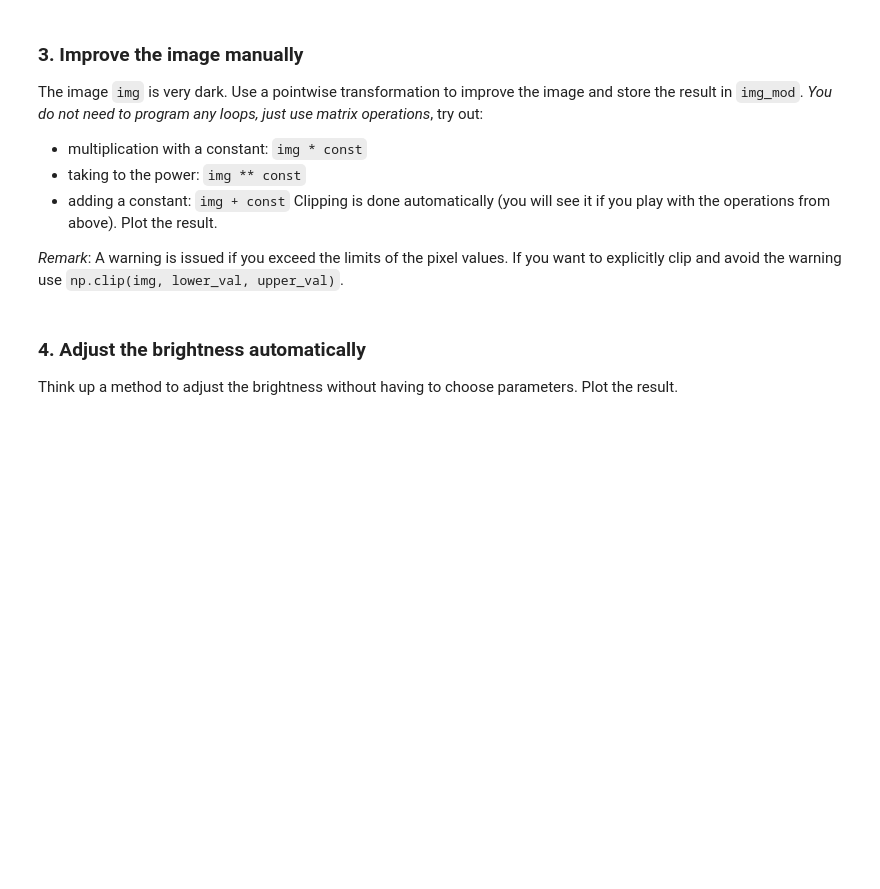
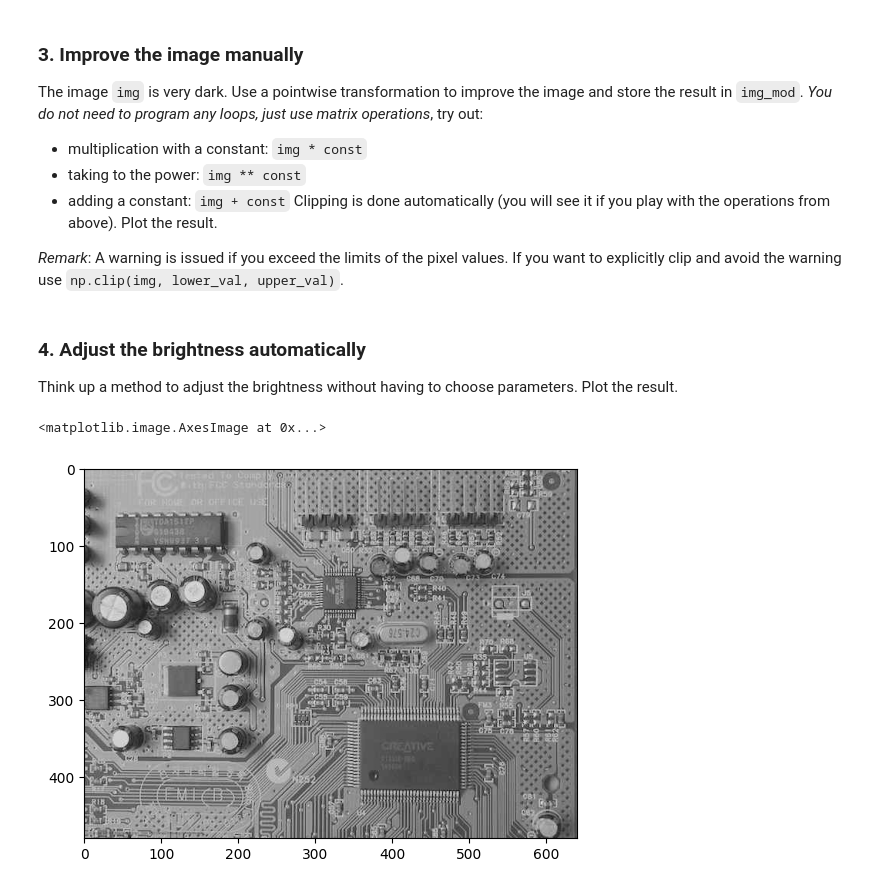
Before and after one commit to EIT-TI3/dbv-breiting, a Jupyter notebook: P1a.ipynb, the cells around one changed output. Saved outputs shown, nothing was run; the diff lists cells and outputs as text; code cells hidden in the pictures; blank space fills up the shorter version.

```diff
--- a/P1a.ipynb
+++ b/P1a.ipynb
@@ -56,4 +56,15 @@ img_mod = np.clip((img ** const), 0, 1)
 ### 4. Adjust the brightness automatically
 Think up a method to adjust the brightness without having to choose parameters. Plot the result.
 # %%
-img_mod =
+def auto_brightness(img):
+    img = img.copy()
+    v_max = img.max()
+    v_min = img.min()
+    img = (img - v_min) / (v_max - v_min)
+    return img
+# %%
+bimg = auto_brightness(img)
+plt.imshow(bimg)
+# %% [output]
+<matplotlib.image.AxesImage at 0x...>
+[figure, added]
```
